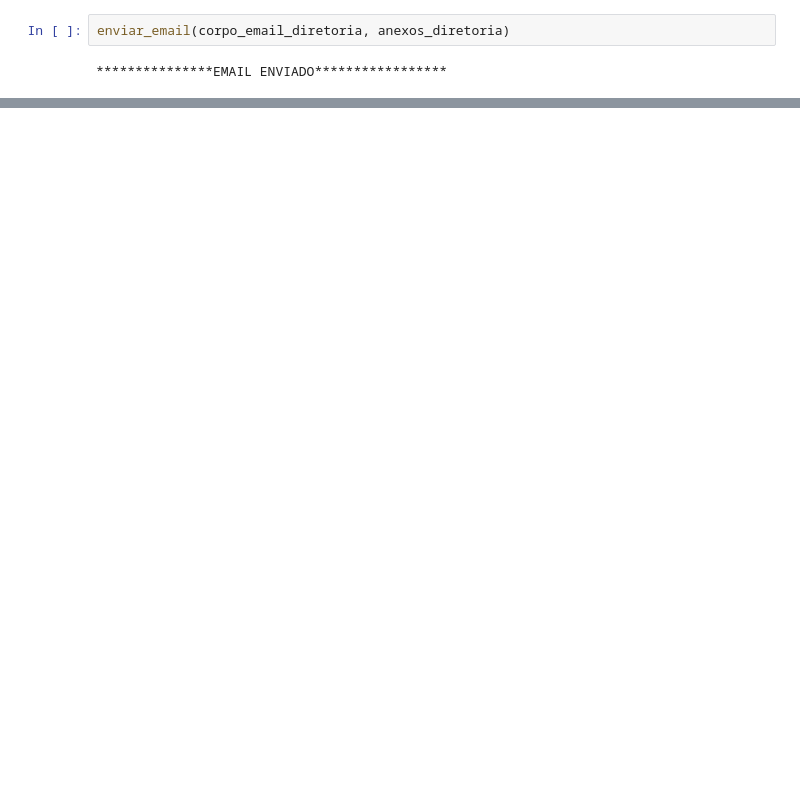
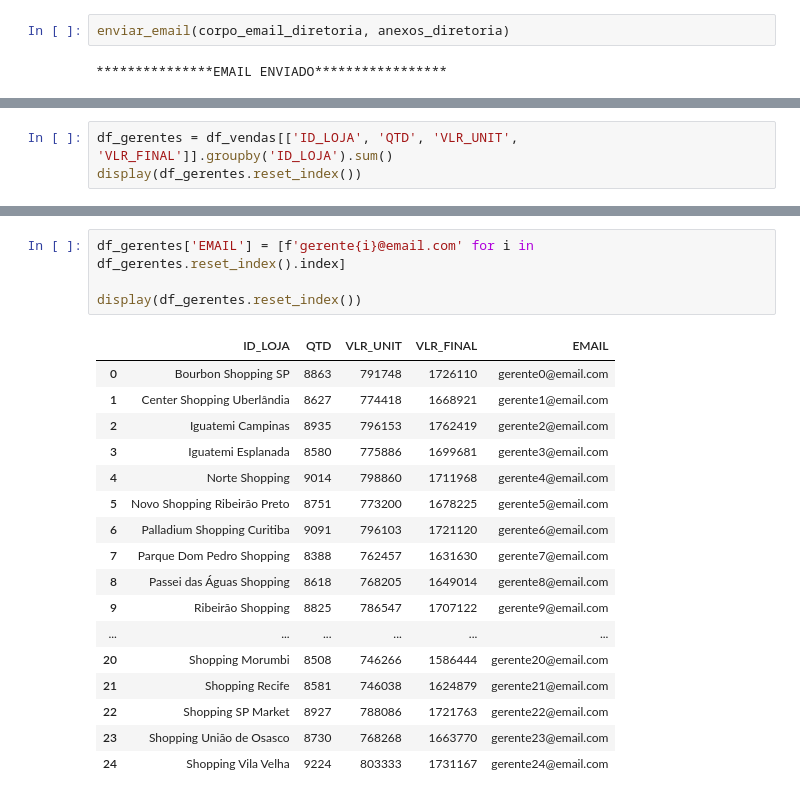
Before and after one commit to ro77en/data-science-challenges, a Jupyter notebook: Desafio 1/main.ipynb, the cells around one changed output, grey strips where cells are left out. Saved outputs shown, nothing was run; the diff lists cells and outputs as text; blank space fills up the shorter version.

Commit message:
Criação do DataFrame de Gerentes

```diff
--- a/Desafio 1/main.ipynb
+++ b/Desafio 1/main.ipynb
@@ -269,0 +274,3 @@ enviar_email(corpo_email_diretoria, anexos_diretoria)
+# %%
+df_gerentes = df_vendas[['ID_LOJA', 'QTD', 'VLR_UNIT', 'VLR_FINAL']].groupby('ID_LOJA').sum()
+display(df_gerentes.reset_index())
@@ -269,0 +295,22 @@ enviar_email(corpo_email_diretoria, anexos_diretoria)
+# %%
+df_gerentes['EMAIL'] = [f'gerente{i}@email.com' for i in df_gerentes.reset_index().index]
+
+display(df_gerentes.reset_index())
+# %% [output]
+|  | ID_LOJA | QTD | VLR_UNIT | VLR_FINAL | EMAIL |
+| 0 | Bourbon Shopping SP | 8863 | 791748 | 1726110 | gerente0@email.com |
+| 1 | Center Shopping Uberlândia | 8627 | 774418 | 1668921 | gerente1@email.com |
+| 2 | Iguatemi Campinas | 8935 | 796153 | 1762419 | gerente2@email.com |
+| 3 | Iguatemi Esplanada | 8580 | 775886 | 1699681 | gerente3@email.com |
+| 4 | Norte Shopping | 9014 | 798860 | 1711968 | gerente4@email.com |
+| 5 | Novo Shopping Ribeirão Preto | 8751 | 773200 | 1678225 | gerente5@email.com |
+| 6 | Palladium Shopping Curitiba | 9091 | 796103 | 1721120 | gerente6@email.com |
+| 7 | Parque Dom Pedro Shopping | 8388 | 762457 | 1631630 | gerente7@email.com |
+| 8 | Passei das Águas Shopping | 8618 | 768205 | 1649014 | gerente8@email.com |
+| 9 | Ribeirão Shopping | 8825 | 786547 | 1707122 | gerente9@email.com |
+| ... | ... | ... | ... | ... | ... |
+| 20 | Shopping Morumbi | 8508 | 746266 | 1586444 | gerente20@email.com |
+| 21 | Shopping Recife | 8581 | 746038 | 1624879 | gerente21@email.com |
+| 22 | Shopping SP Market | 8927 | 788086 | 1721763 | gerente22@email.com |
+| 23 | Shopping União de Osasco | 8730 | 768268 | 1663770 | gerente23@email.com |
+| 24 | Shopping Vila Velha | 9224 | 803333 | 1731167 | gerente24@email.com |
```
Also changed, not shown: parts of 4 cells of this notebook.
